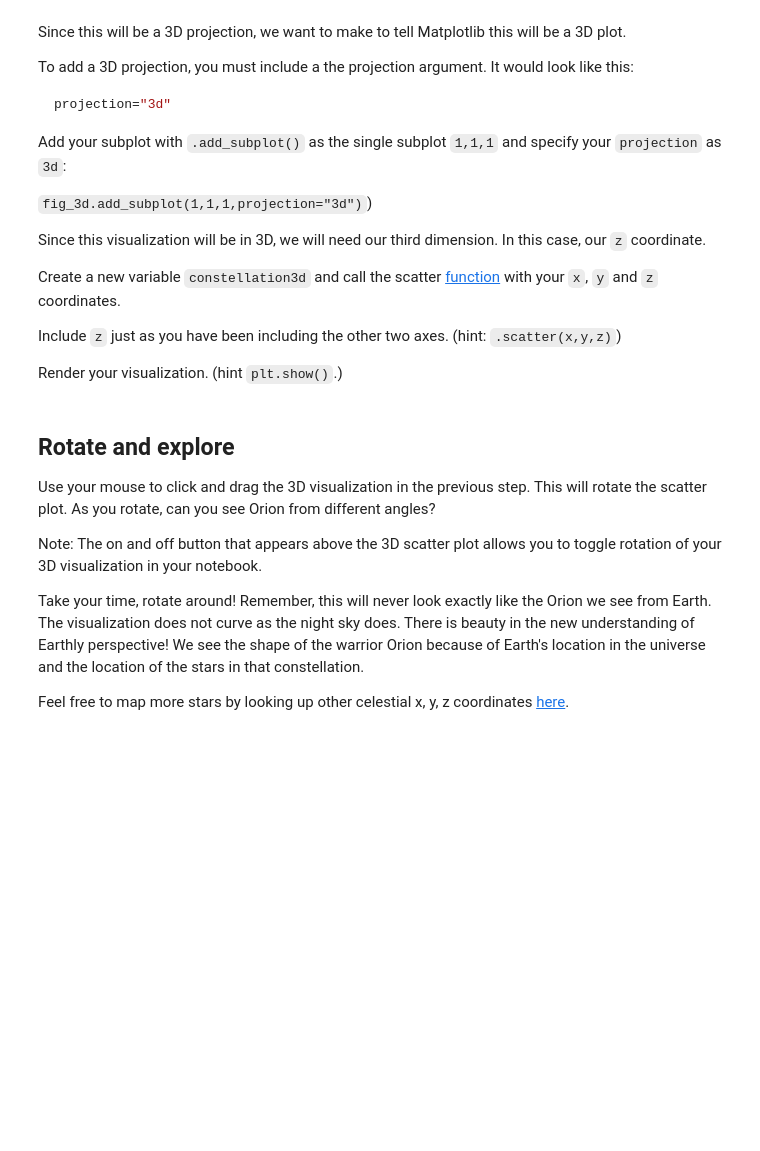
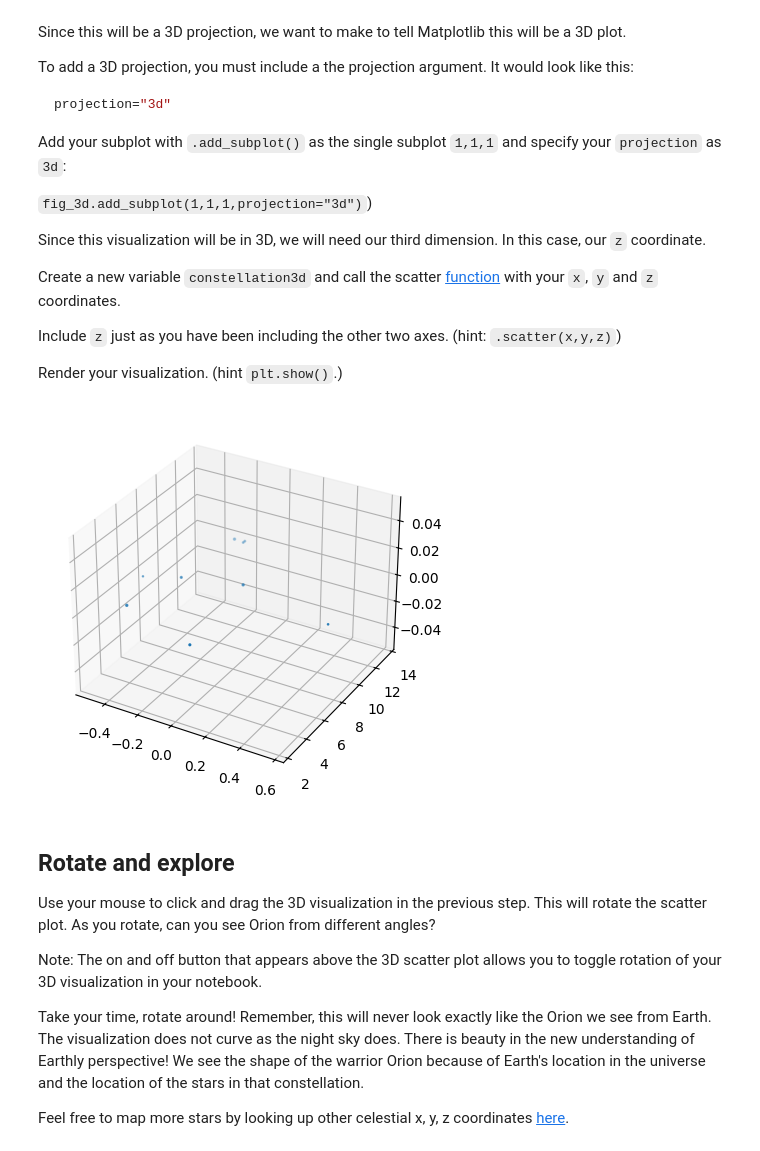
Before and after one commit to kaizshen/codecademy_data_visualizations, a Jupyter notebook: orion-project/orion_project.ipynb, the cells around one changed output. Drawn from its saved outputs; the diff is of its cells as text; code cells hidden in the pictures; blank space fills up the shorter version.

```diff
--- a/orion-project/orion_project.ipynb
+++ b/orion-project/orion_project.ipynb
@@ -75,6 +91,14 @@ Create a new variable `constellation3d` and call the scatter [function](https://
 Include `z` just as you have been including the other two axes. (hint: `.scatter(x,y,z)`)
 
 Render your visualization. (hint `plt.show()`.)
+# %%
+fig_3d = plt.figure()
+thr_d = fig_3d.add_subplot(1,1,1, projection="3d")
+
+constellation3d = plt.scatter(x,y,z)
+plt.show()
+# %% [output]
+[figure, added]
 # %% [markdown]
 ## Rotate and explore
 
```
Also changed, not shown: parts of 2 cells of this notebook, 4 other files.
